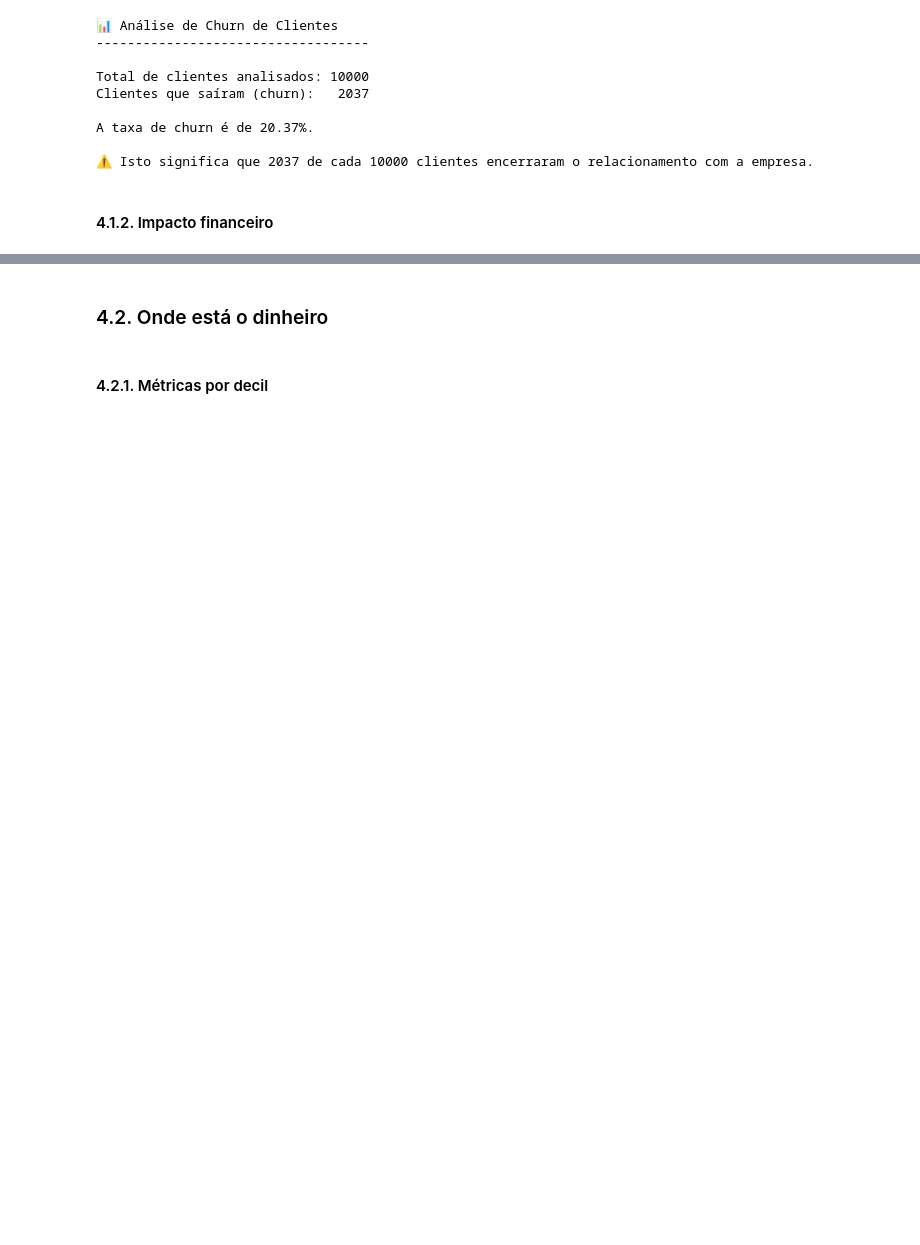
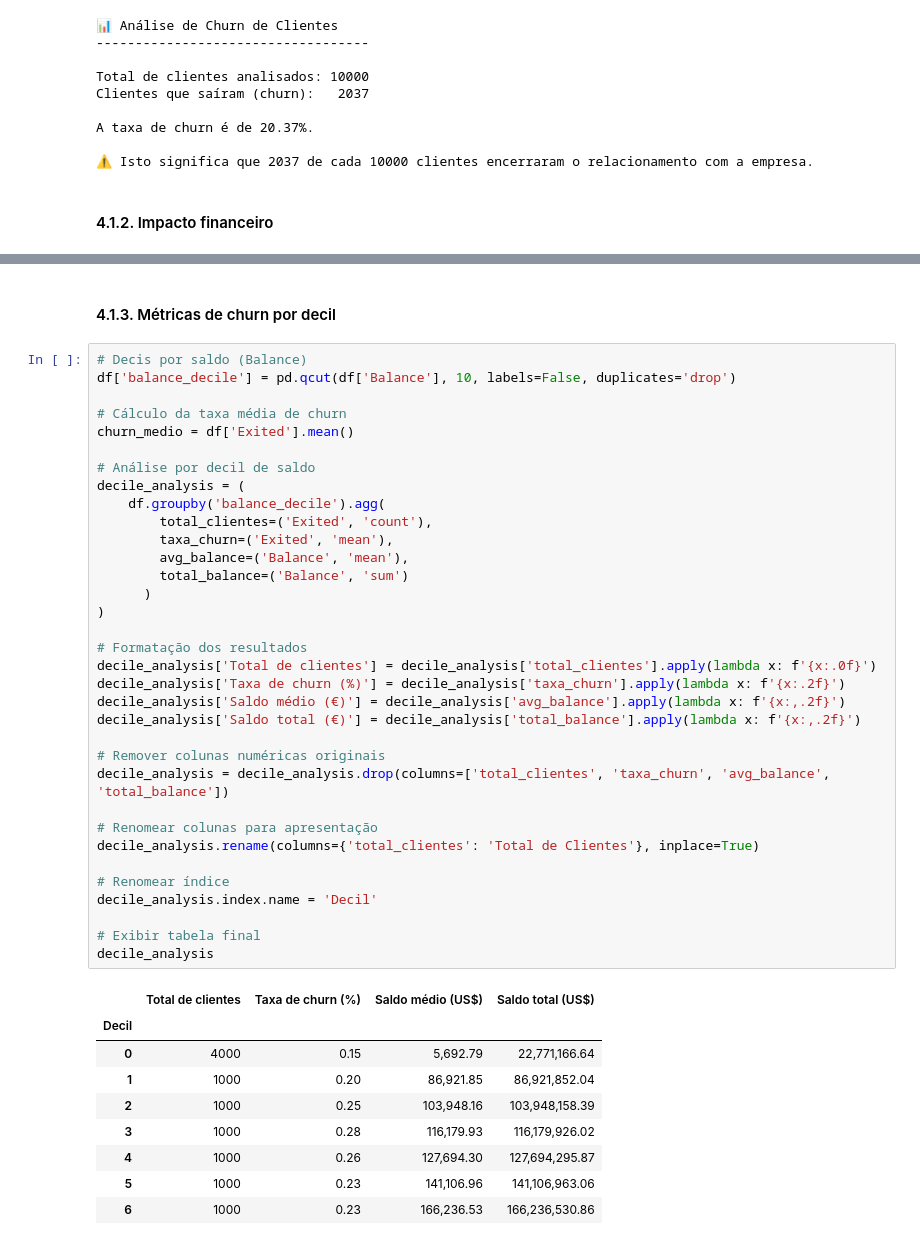
Before and after one commit to emso-exe/Churn_clientes_de_banco, a Jupyter notebook: notebooks/001_analise_exploratoria.ipynb, the cells around one changed output, grey strips where cells are left out. Drawn from its saved outputs; the diff is of its cells as text; blank space fills up the shorter version.

```diff
--- a/notebooks/001_analise_exploratoria.ipynb
+++ b/notebooks/001_analise_exploratoria.ipynb
@@ -488,6 +499,48 @@ Saldo médio dos clientes que permaneceram: 72,745.30
 
 ⚠️ Mais de 20% do saldo total está sendo perdido com churn.
-# %% [markdown]
-### 4.2. Onde está o dinheiro
 # %% [markdown]
-#### 4.2.1. Métricas por decil
+#### 4.1.3. Métricas de churn por decil
+# %%
+# Decis por saldo (Balance)
+df['balance_decile'] = pd.qcut(df['Balance'], 10, labels=False, duplicates='drop')
+
+# Cálculo da taxa média de churn
+churn_medio = df['Exited'].mean()
+
+# Análise por decil de saldo
+decile_analysis = (
+    df.groupby('balance_decile').agg(
+        total_clientes=('Exited', 'count'),
+        taxa_churn=('Exited', 'mean'),
+        avg_balance=('Balance', 'mean'),
+        total_balance=('Balance', 'sum')
+      )
+)
+
+# Formatação dos resultados
+decile_analysis['Total de clientes'] = decile_analysis['total_clientes'].apply(lambda x: f'{x:.0f}')
+decile_analysis['Taxa de churn (%)'] = decile_analysis['taxa_churn'].apply(lambda x: f'{x:.2f}')
+decile_analysis['Saldo médio (€)'] = decile_analysis['avg_balance'].apply(lambda x: f'{x:,.2f}')
+decile_analysis['Saldo total (€)'] = decile_analysis['total_balance'].apply(lambda x: f'{x:,.2f}')
+
+# Remover colunas numéricas originais
+decile_analysis = decile_analysis.drop(columns=['total_clientes', 'taxa_churn', 'avg_balance', 'total_balance'])
+
+# Renomear colunas para apresentação
+decile_analysis.rename(columns={'total_clientes': 'Total de Clientes'}, inplace=True)
+
+# Renomear índice
+decile_analysis.index.name = 'Decil'
+
+# Exibir tabela final
+decile_analysis
+# %% [output]
+|  | Total de clientes | Taxa de churn (%) | Saldo médio (US$) | Saldo total (US$) |
+| Decil |  |  |  |  |
+| 0 | 4000 | 0.15 | 5,692.79 | 22,771,166.64 |
+| 1 | 1000 | 0.20 | 86,921.85 | 86,921,852.04 |
+| 2 | 1000 | 0.25 | 103,948.16 | 103,948,158.39 |
+| 3 | 1000 | 0.28 | 116,179.93 | 116,179,926.02 |
+| 4 | 1000 | 0.26 | 127,694.30 | 127,694,295.87 |
+| 5 | 1000 | 0.23 | 141,106.96 | 141,106,963.06 |
+| 6 | 1000 | 0.23 | 166,236.53 | 166,236,530.86 |
```
Also changed, not shown: parts of 16 cells of this notebook.
